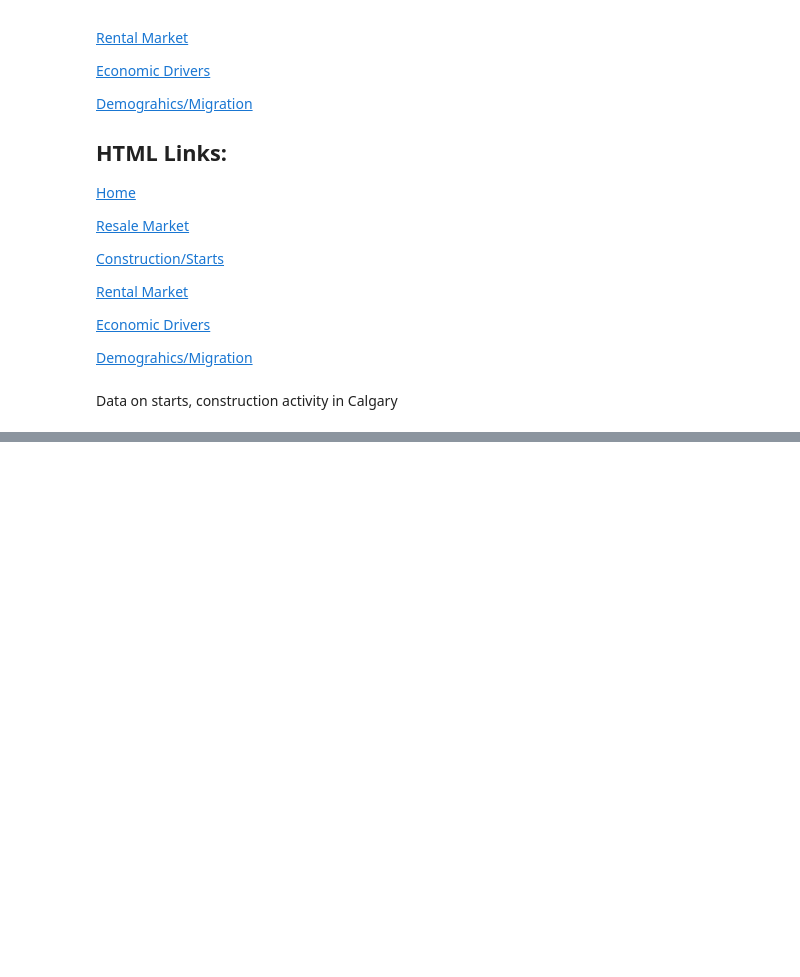
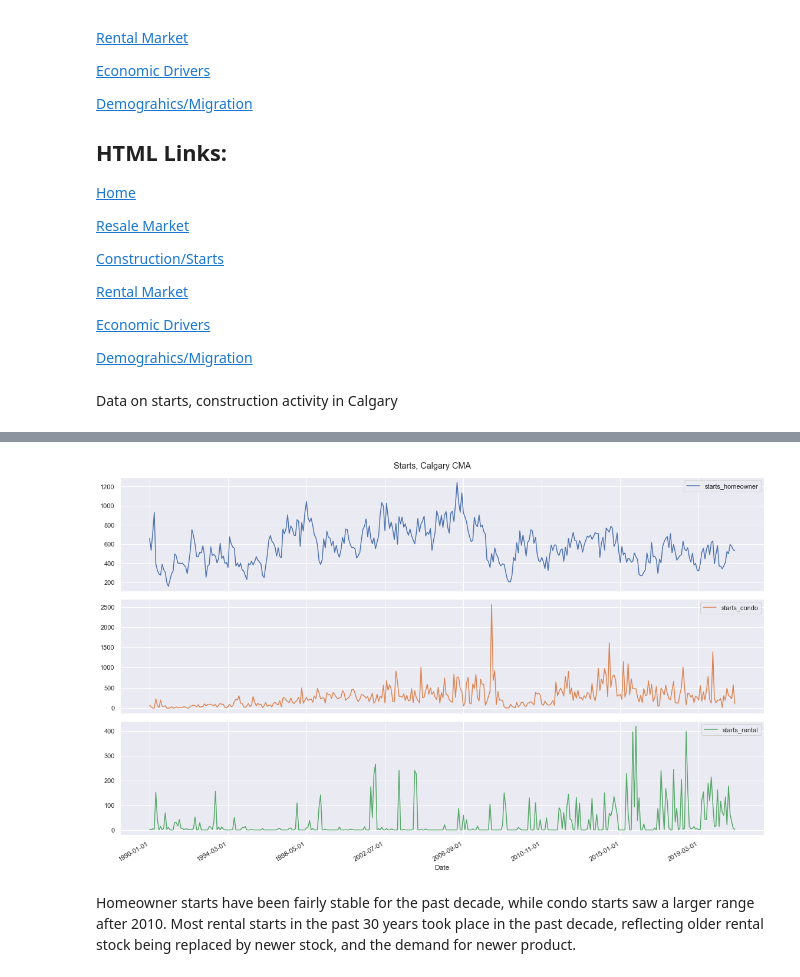
Before and after one commit to doublebigmak/housing_stats, a Jupyter notebook: kbase/starts.ipynb, the cells around one changed output, grey strips where cells are left out. Saved outputs shown, nothing was run; the diff lists cells and outputs as text; code cells hidden in the pictures; blank space fills up the shorter version.

Commit message:
kbase continuation

```diff
--- a/kbase/starts.ipynb
+++ b/kbase/starts.ipynb
@@ -50,0 +53,18 @@ plt.savefig('kbase_graphs/saar_full.png')
+# %%
+tot_st = pd.read_csv('..\\data\\pareto\\starts_homeowner.csv',index_col=0)
+tot_st=tot_st.join(pd.read_csv('..\\data\\pareto\\starts_condo.csv',index_col=0))
+tot_st=tot_st.join(pd.read_csv('..\\data\\pareto\\starts_rental.csv',index_col=0))
+tot_st=tot_st.join(pd.read_csv('..\\data\\pareto\\starts_coop.csv',index_col=0))
+tot_st=tot_st.join(pd.read_csv('..\\data\\pareto\\starts_other.csv',index_col=0))
+tot_st.index=tot_st.index.rename('Date')
+tot_st=tot_st.dropna()
+# %%
+
+tot_st[['starts_homeowner','starts_condo','starts_rental']]['1990':].plot(subplots=True,title='Starts, Calgary CMA',legend=True,figsize=(16,10),label=['Homeowner','Condo','Rental'])
+
+plt.tight_layout()
+plt.savefig('kbase_graphs/tot_starts_full.png')
+# %% [output]
+[figure, added]
+# %% [markdown]
+Homeowner starts have been fairly stable for the past decade, while condo starts saw a larger range after 2010. Most rental starts in the past 30 years took place in the past decade, reflecting older rental stock being replaced by newer stock, and the demand for newer product.
```
Also changed, not shown: parts of 15 cells of this notebook, 5 other files.
